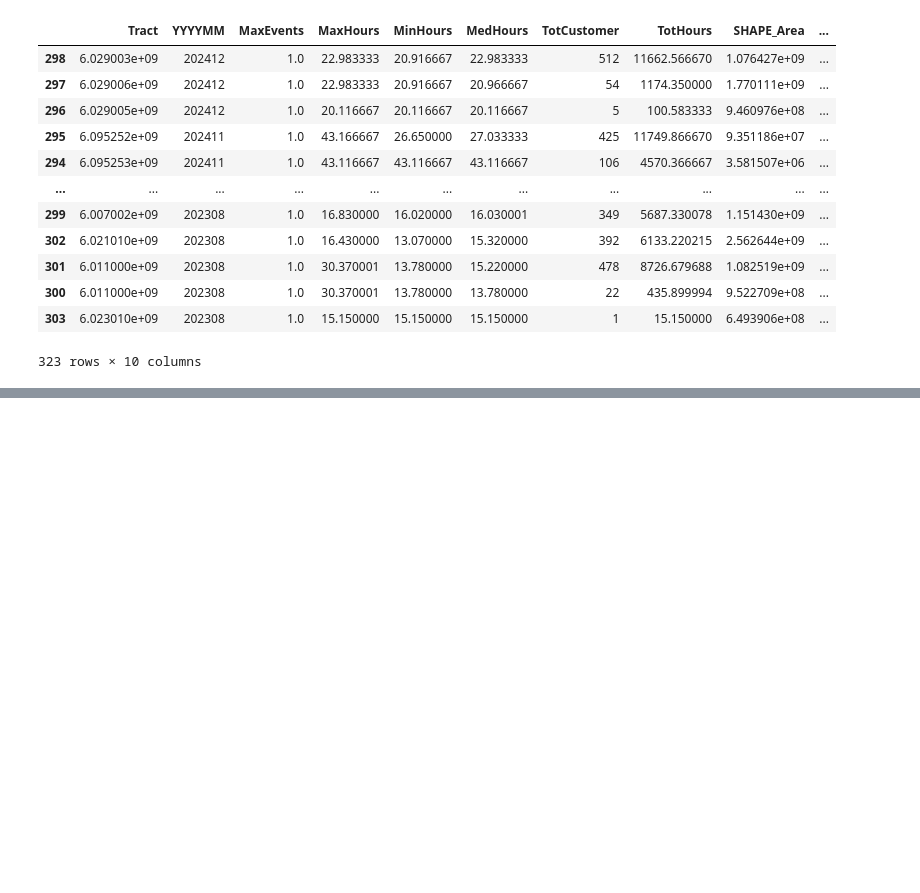
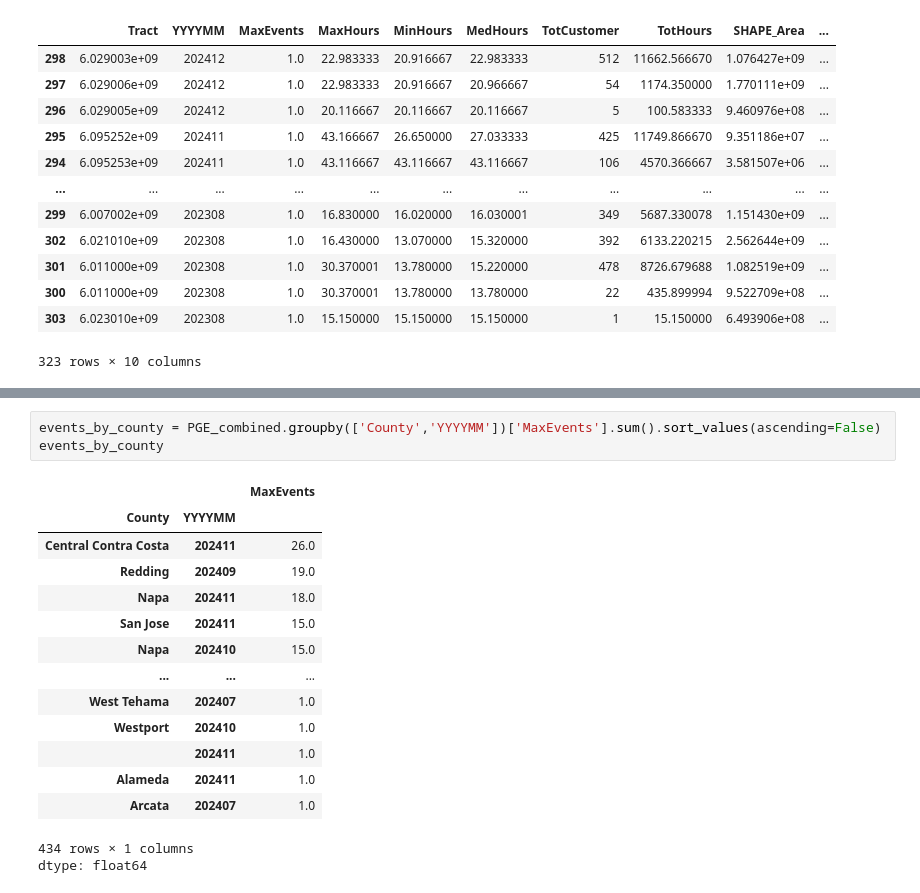
Before and after one commit to JoeyyZhang/ML-based-PSPS-Events-Prediction, a Jupyter notebook: Cleaning_merging.ipynb, the cells around one changed output, grey strips where cells are left out. Cells and saved outputs as stored; diff of their text form; blank space fills up the shorter version.

```diff
--- a/Cleaning_merging.ipynb
+++ b/Cleaning_merging.ipynb
@@ -176,0 +228,19 @@ PGE_tracts
+# %%
+events_by_county = PGE_combined.groupby(['County','YYYYMM'])['MaxEvents'].sum().sort_values(ascending=False)
+events_by_county
+# %% [output]
+|  |  | MaxEvents |
+| County | YYYYMM |  |
+| Central Contra Costa | 202411 | 26.0 |
+| Redding | 202409 | 19.0 |
+| Napa | 202411 | 18.0 |
+| San Jose | 202411 | 15.0 |
+| Napa | 202410 | 15.0 |
+| ... | ... | ... |
+| West Tehama | 202407 | 1.0 |
+| Westport | 202410 | 1.0 |
+|  | 202411 | 1.0 |
+| Alameda | 202411 | 1.0 |
+| Arcata | 202407 | 1.0 |
+434 rows × 1 columns
+dtype: float64
```
Also changed, not shown: parts of 5 cells of this notebook.
